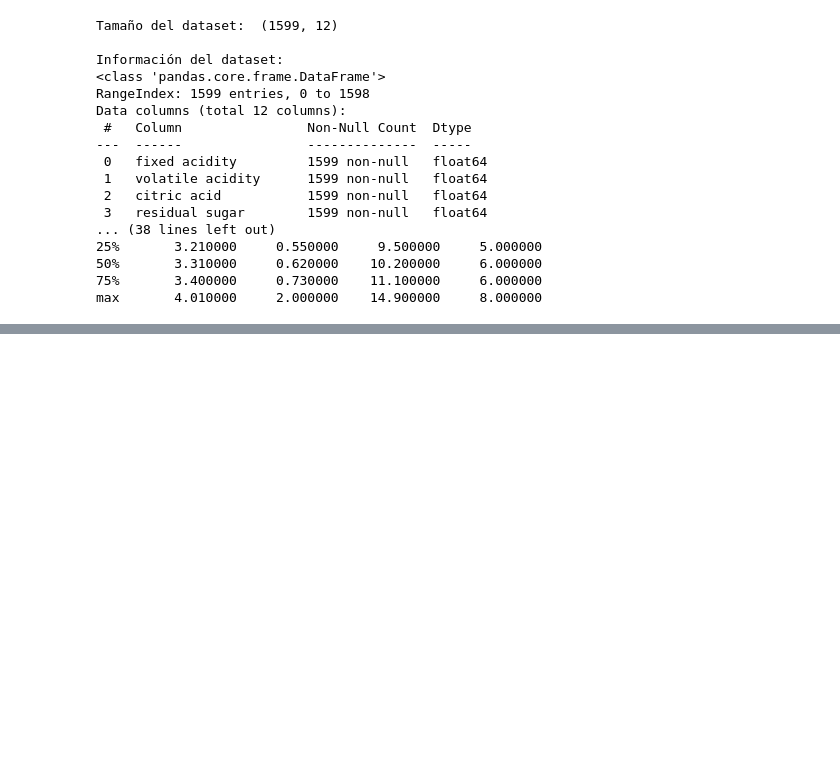
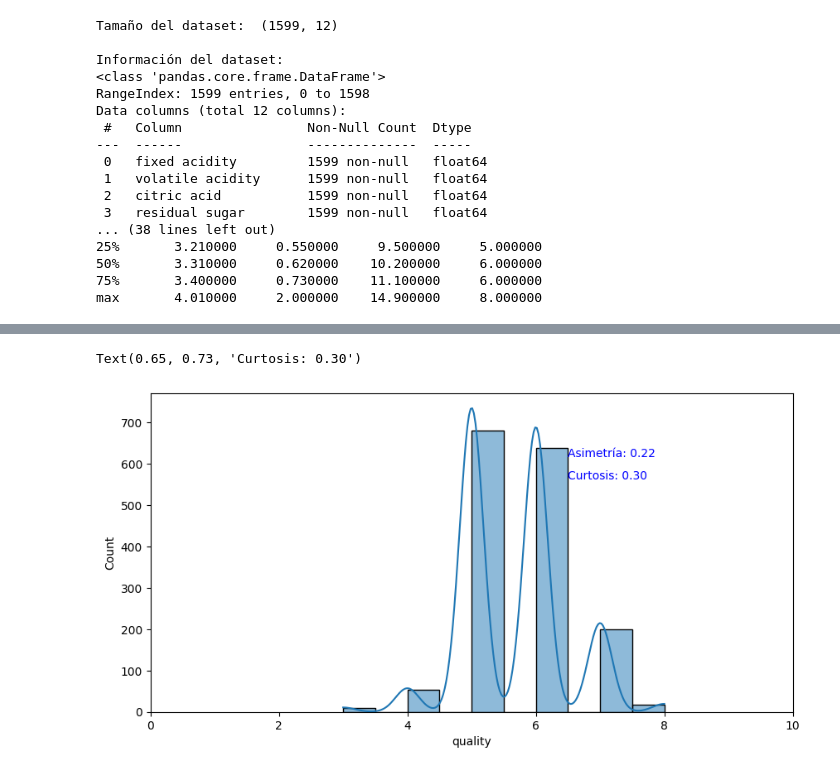
Before and after one commit to gabrielquiroga/aprMaqI_CEIA, a Jupyter notebook: clase3/ejercicios/ejercicio2.ipynb, the cells around one changed output, grey strips where cells are left out. Cells and saved outputs as stored; diff of their text form; code cells hidden in the pictures; blank space fills up the shorter version.

```diff
--- a/clase3/ejercicios/ejercicio2.ipynb
+++ b/clase3/ejercicios/ejercicio2.ipynb
@@ -52,0 +110,14 @@ max       4.010000     2.000000    14.900000     8.000000
+# %%
+
+# Se plotea nuevamente, por separado la distribución del target.
+fig, ax = plt.subplots(figsize=(10, 5))
+sns.histplot(df['quality'], bins=10, kde=True, ax=ax)
+ax.set_xlim(0,10)
+
+skewness = (df['quality'].skew())
+kurtosis = (df['quality'].kurt())
+ax.text(0.65, 0.8, f'Asimetría: {skewness:.2f}', transform=ax.transAxes, fontsize=10, color='blue')
+ax.text(0.65, 0.73, f'Curtosis: {kurtosis:.2f}', transform=ax.transAxes, fontsize=10, color='blue')
+# %% [output]
+Text(0.65, 0.73, 'Curtosis: 0.30')
+[figure, added]
```
Also changed, not shown: parts of 22 cells of this notebook.
